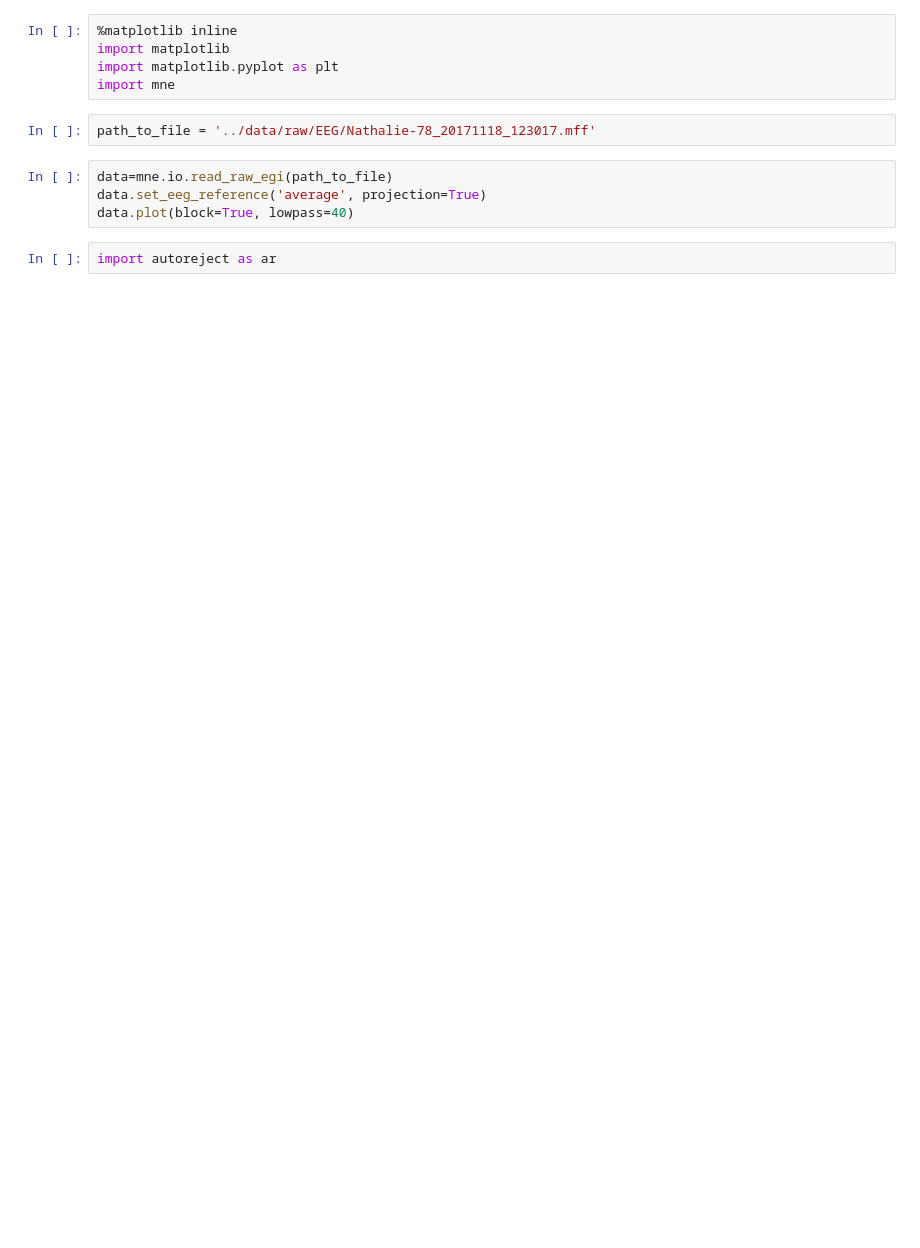
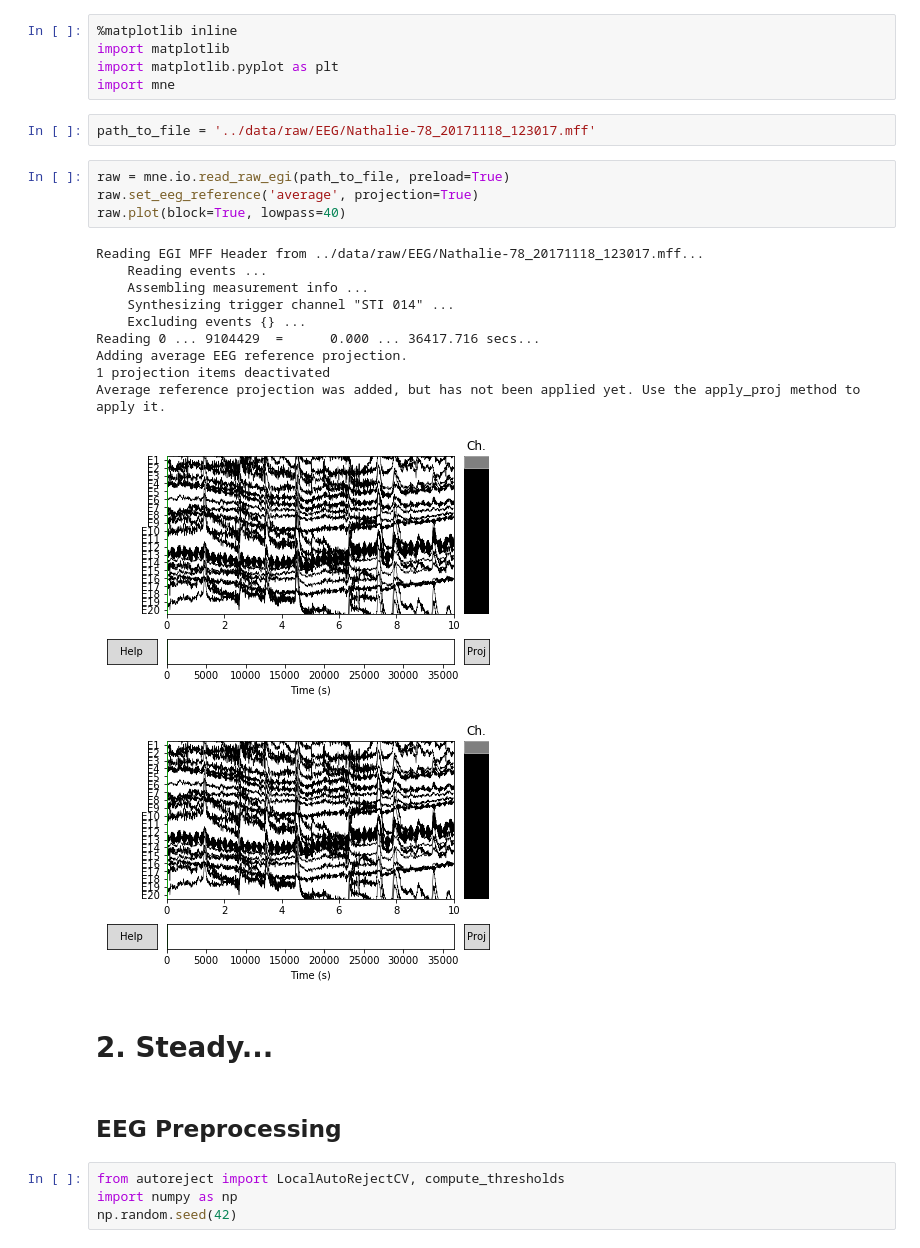
Before and after one commit to deep-introspection/101nights, a Jupyter notebook: notebooks/ready.ipynb, the cells around one changed output. Cells and saved outputs as stored; diff of their text form; blank space fills up the shorter version.

Commit message:
Add autoreject.

```diff
--- a/notebooks/ready.ipynb
+++ b/notebooks/ready.ipynb
@@ -16,8 +16,26 @@ import mne
 # %%
 path_to_file = '../data/raw/EEG/Nathalie-78_20171118_123017.mff'
 # %%
-data=mne.io.read_raw_egi(path_to_file)
-data.set_eeg_reference('average', projection=True)
-data.plot(block=True, lowpass=40)
+raw = mne.io.read_raw_egi(path_to_file, preload=True)
+raw.set_eeg_reference('average', projection=True)
+raw.plot(block=True, lowpass=40)
+# %% [output]
+Reading EGI MFF Header from ../data/raw/EEG/Nathalie-78_20171118_123017.mff...
+    Reading events ...
+    Assembling measurement info ...
+    Synthesizing trigger channel "STI 014" ...
+    Excluding events {} ...
+Reading 0 ... 9104429  =      0.000 ... 36417.716 secs...
+Adding average EEG reference projection.
+1 projection items deactivated
+Average reference projection was added, but has not been applied yet. Use the apply_proj method to apply it.
+[figure, added]
+[figure, added]
-# %%
-import autoreject as ar
+# %% [markdown]
+# 2. Steady...
+# %% [markdown]
+## EEG Preprocessing
+# %%
+from autoreject import LocalAutoRejectCV, compute_thresholds
+import numpy as np
+np.random.seed(42)
```
Also changed, not shown: parts of 6 cells of this notebook.
